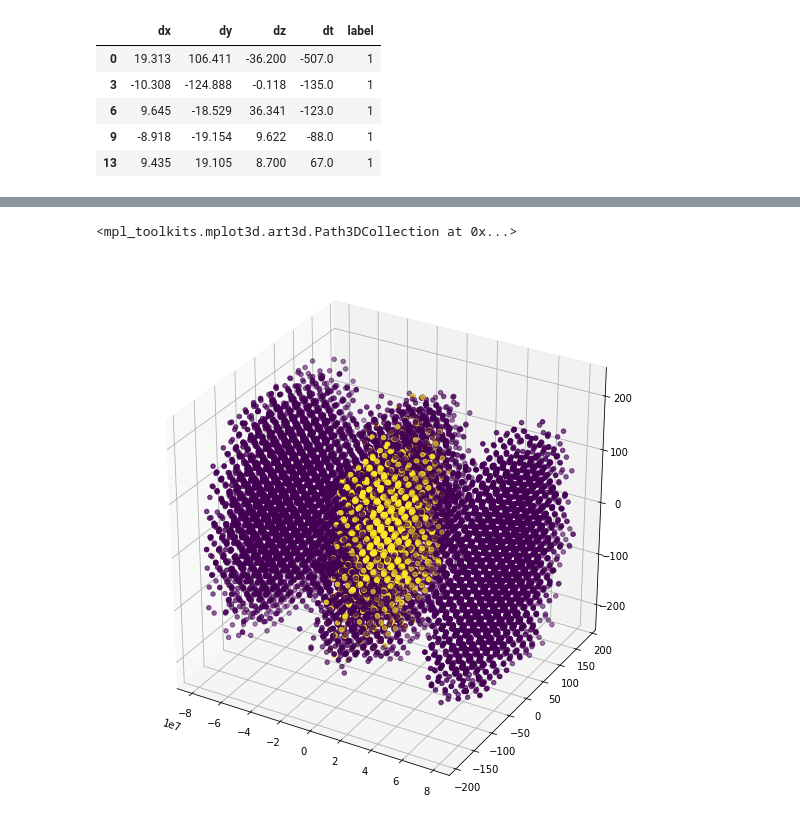
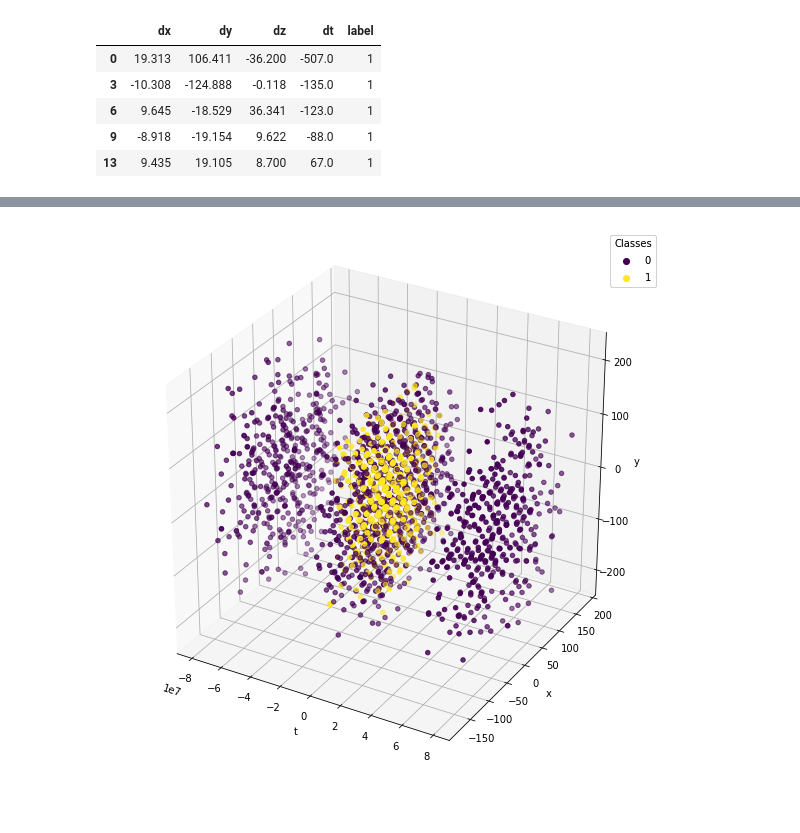
Before and after one commit to arumoy-shome/km3net, a Jupyter notebook: notebooks/exploration/pm.ipynb, the cells around one changed output, grey strips where cells are left out. Saved outputs shown, nothing was run; the diff lists cells and outputs as text; code cells hidden in the pictures.

```diff
--- a/notebooks/exploration/pm.ipynb
+++ b/notebooks/exploration/pm.ipynb
@@ -80,7 +80,12 @@ sample
 # %%
 fig = plt.figure(figsize=(10,10))
 ax = fig.add_subplot(111, projection='3d')
-ax.scatter(df.dt, df.dx, df.dy, marker='o', c=df.label)
+scatter = ax.scatter(sample.dt, sample.dx, sample.dy, marker='o', c=sample.label)
+legend = ax.legend(*scatter.legend_elements(), title="Classes", loc="best")
+ax.add_artist(legend)
+ax.set_xlabel('t')
+ax.set_ylabel('x')
+ax.set_zlabel('y')
+plt.savefig('./mlp-train-dist.png', dpi=200)
 # %% [output]
-<mpl_toolkits.mplot3d.art3d.Path3DCollection at 0x...>
-[figure, old version]
+[figure, new version]
```
Also changed, not shown: parts of 1 cell of this notebook, 27 other files.
